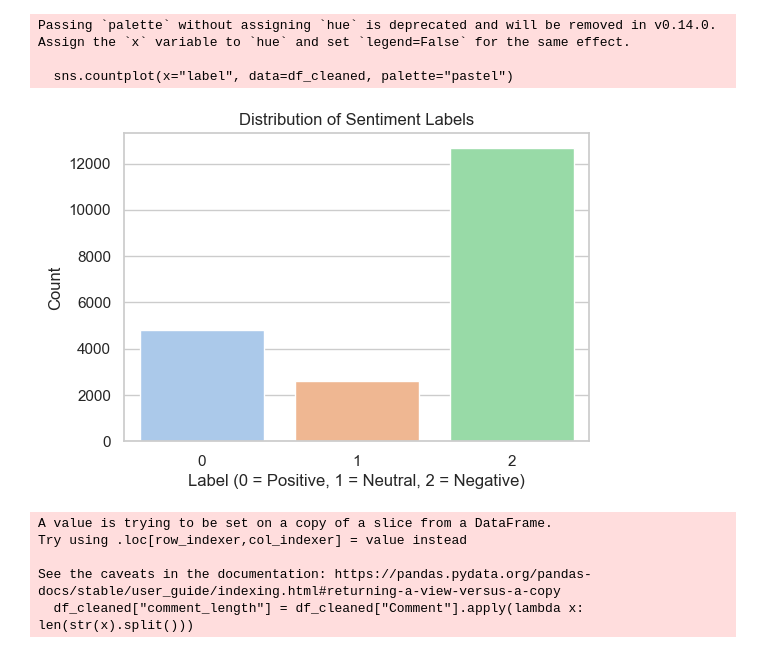
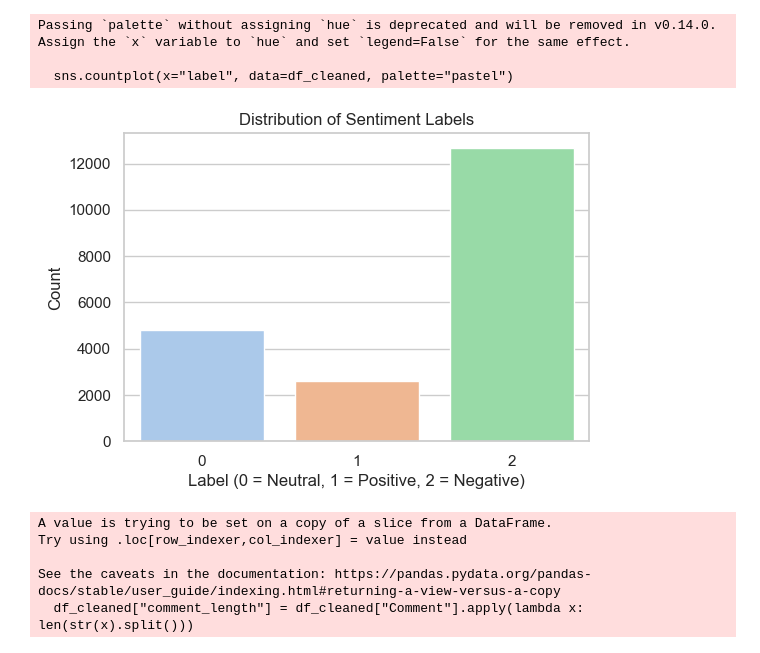
Before and after one commit to Jeta52/KosovoElectionSentiment2025, a Jupyter notebook: dataset_visualization.ipynb, the cells around one changed output. Cells and saved outputs as stored; diff of their text form; code cells hidden in the pictures.

Commit message:
fix annotations for static visualizations

```diff
--- a/dataset_visualization.ipynb
+++ b/dataset_visualization.ipynb
@@ -25,15 +25,15 @@ df_cleaned = df[~df["Comment"].apply(is_spam)]
 # %%
 plt.figure(figsize=(6,4))
 sns.countplot(x="label", data=df_cleaned, palette="pastel")
 plt.title("Distribution of Sentiment Labels")
-plt.xlabel("Label (0 = Positive, 1 = Neutral, 2 = Negative)")
+plt.xlabel("Label (0 = Neutral, 1 = Positive, 2 = Negative)")
 plt.ylabel("Count")
 plt.show()
 # %% [output]
 Passing `palette` without assigning `hue` is deprecated and will be removed in v0.14.0. Assign the `x` variable to `hue` and set `legend=False` for the same effect.
 
   sns.countplot(x="label", data=df_cleaned, palette="pastel")
-[figure, old version]
+[figure, new version]
 # %%
 df_cleaned["comment_length"] = df_cleaned["Comment"].apply(lambda x: len(str(x).split()))
 
```
Also changed, not shown: parts of 5 cells of this notebook.
